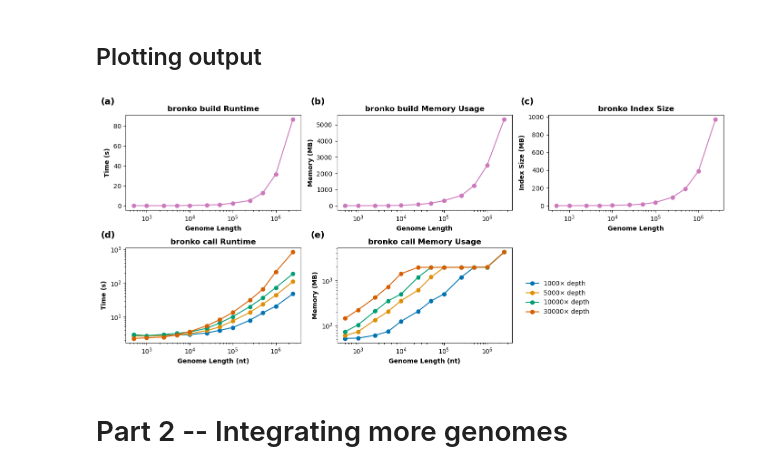
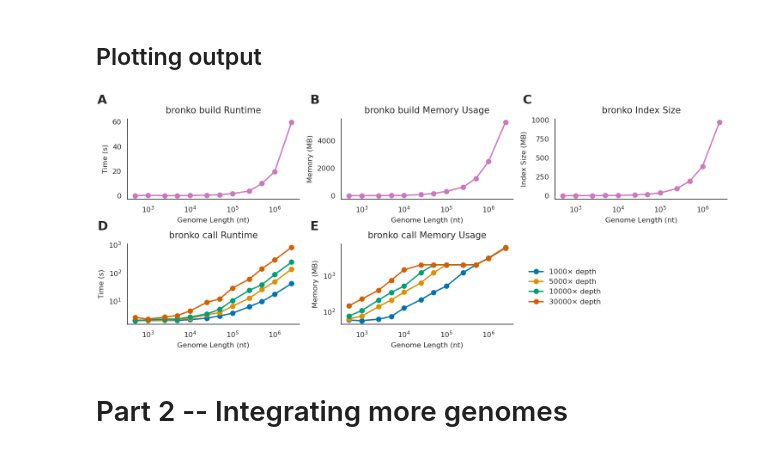
Before and after one commit to treangenlab/bronko-test, a Jupyter notebook: bronko_test/build_benchmark/simulate_random_genomes.ipynb, the cells around one changed output. Saved outputs shown, nothing was run; the diff lists cells and outputs as text; code cells hidden in the pictures.

Commit message:
build updates

```diff
--- a/bronko_test/build_benchmark/simulate_random_genomes.ipynb
+++ b/bronko_test/build_benchmark/simulate_random_genomes.ipynb
@@ -76,6 +76,23 @@ import pandas as pd
 import matplotlib.pyplot as plt
 import re
 import seaborn as sns
+import matplotlib as mpl
+
+sns.set_theme(style="white")
+
+mpl.rcParams.update({
+    "font.family": "sans-serif",
+    "font.sans-serif": ["Arial", "Helvetica", "DejaVu Sans"],
+    "pdf.fonttype": 42, "ps.fonttype": 42, "svg.fonttype": "none",
+    "font.size": 8, "axes.labelsize": 8, "axes.titlesize": 10,
+    "xtick.labelsize": 8, "ytick.labelsize": 8, "legend.fontsize": 8,
+    "axes.linewidth": 0.8, "axes.spines.top": False, "axes.spines.right": False,
+    "xtick.major.width": 0.8, "ytick.major.width": 0.8,
+    "xtick.major.size": 3, "ytick.major.size": 3,
+    "lines.linewidth": 1.5, "lines.markersize": 5,
+    "savefig.dpi": 600, "savefig.bbox": "tight", "savefig.pad_inches": 0.02,
+    "figure.dpi": 150, "figure.facecolor": "white", "axes.facecolor": "white",
+})
 
 CSV_FILE = "benchmark_results.csv"
 
@@ -131,7 +148,7 @@ for file in CALL_FILES:
 
     call_dfs[depth] = df_tmp
 
-fig, axes = plt.subplots(2, 3, figsize=(14, 6))
+fig, axes = plt.subplots(2, 3, figsize=(10, 4))
 
 
 # -------- TOP ROW (BUILD) --------
@@ -145,22 +162,22 @@ for col in range(3):
     if col == 0:
         xvals = df["genome_size"]
         yvals = df["time_sec"]
-        ax.set_ylabel("Time (s)", fontweight="bold")
+        ax.set_ylabel("Time (s)")
 
     elif col == 1:
         xvals = df["genome_size"]
         yvals = df["memory_mb"]
-        ax.set_ylabel("Memory (MB)", fontweight="bold")
+        ax.set_ylabel("Memory (MB)")
 
     else:
         xvals = df_index["genome_size"]
         yvals = df_index["index_mb"]
-        ax.set_ylabel("Index Size (MB)", fontweight="bold")
+        ax.set_ylabel("Index Size (MB)")
 
     ax.plot(xvals, yvals, marker="o", color=base_palette[4])
     ax.set_xscale("log")
-    ax.set_title(build_titles[col], fontweight="bold")
-    ax.set_xlabel("Genome Length", fontweight="bold")
+    ax.set_title(build_titles[col])
+    ax.set_xlabel("Genome Length (nt)")
 
 
 # -------- BOTTOM ROW (CALL) --------
@@ -178,10 +195,10 @@ for col in range(2):
 
         if col == 0:
             yvals = df_call["time_sec"]
-            ax.set_ylabel("Time (s)", fontweight="bold")
+            ax.set_ylabel("Time (s)")
         else:
             yvals = df_call["memory_mb"]
-            ax.set_ylabel("Memory (MB)", fontweight="bold")
+            ax.set_ylabel("Memory (MB)")
 
         ax.plot(
             xvals,
@@ -189,41 +206,41 @@ for col in range(2):
             marker="o",
             color=call_palette[i],
             label=f"{depth}× depth"
         )
 
     ax.set_xscale("log")
     ax.set_yscale("log")
-    ax.set_title(call_titles[col], fontweight="bold")
-    ax.set_xlabel("Genome Length (nt)", fontweight="bold")
+    ax.set_title(call_titles[col])
+    ax.set_xlabel("Genome Length (nt)")
 
 axes[1, 2].axis("off")
 
 handles, labels = axes[1, 0].get_legend_handles_labels()
 fig.legend(
     handles,
     labels,
     loc="center left",
     bbox_to_anchor=(0.67, 0.27),
     frameon=False
 )
 # axes[0][0].set_ylabel('Time (s)')
 # axes[0][1].set_ylabel('Memory Used (MB)')
 # axes[0][2].set_ylabel('Index Size (MB)')
 
-fig.text(0.01, 0.98, '(a)', fontsize=14, fontweight='bold')
-fig.text(0.34, 0.98, '(b)', fontsize=14, fontweight='bold')
-fig.text(0.67, 0.98, '(c)', fontsize=14, fontweight='bold')
+fig.text(0.01, 0.98, 'A', fontsize=14, fontweight='bold')
+fig.text(0.34, 0.98, 'B', fontsize=14, fontweight='bold')
+fig.text(0.67, 0.98, 'C', fontsize=14, fontweight='bold')
 
-fig.text(0.01, 0.49, '(d)', fontsize=14, fontweight='bold')
-fig.text(0.34, 0.49, '(e)', fontsize=14, fontweight='bold')
+fig.text(0.01, 0.49, 'D', fontsize=14, fontweight='bold')
+fig.text(0.34, 0.49, 'E', fontsize=14, fontweight='bold')
 
 plt.tight_layout()
 plt.savefig("../figures/Supp_1.pdf", bbox_inches="tight", dpi=600)
 plt.savefig("../figures/Supp_1.svg", bbox_inches="tight", dpi=600)
 plt.savefig("../figures/Supp_1.png", bbox_inches="tight", dpi=600)
 plt.show()
 # %% [output]
-[figure, old version]
+[figure, new version]
 # %% [markdown]
 # Part 2 -- Integrating more genomes
 # %% [markdown]
```
Also changed, not shown: parts of 1 cell of this notebook, 14 other files.
